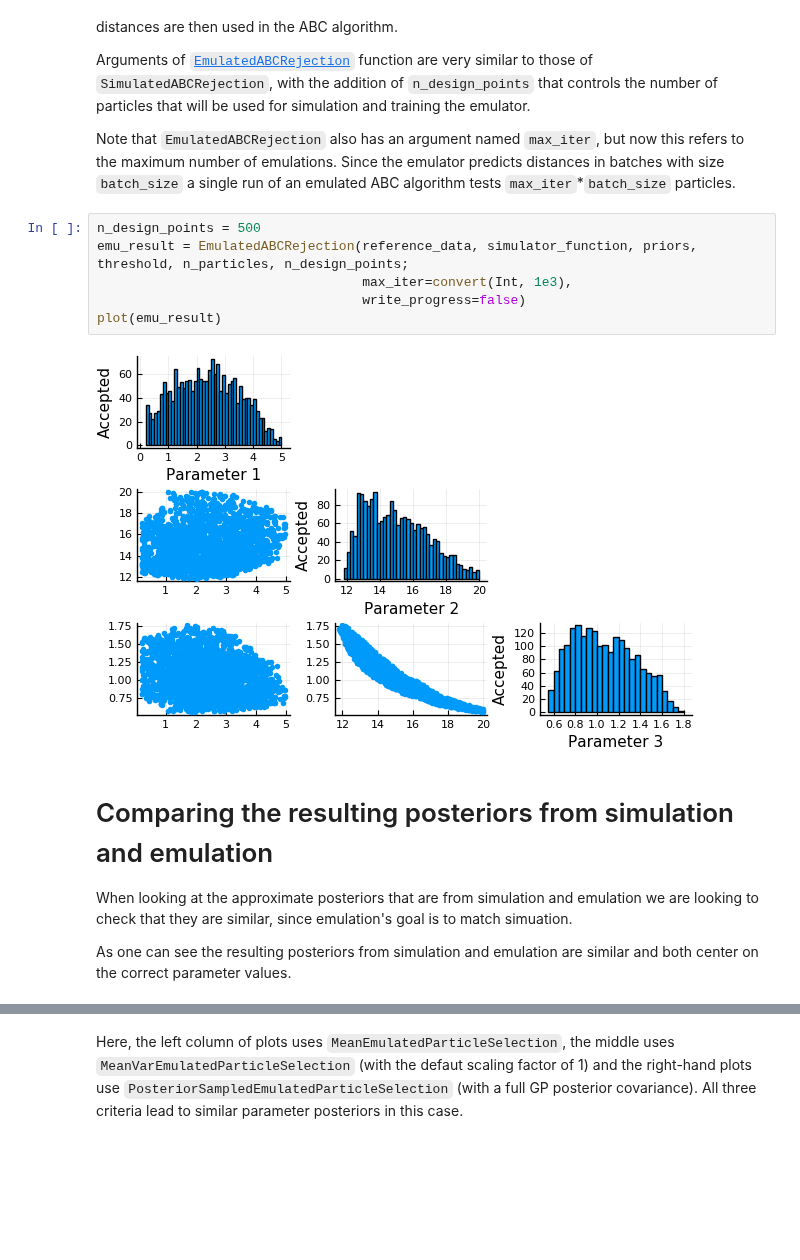
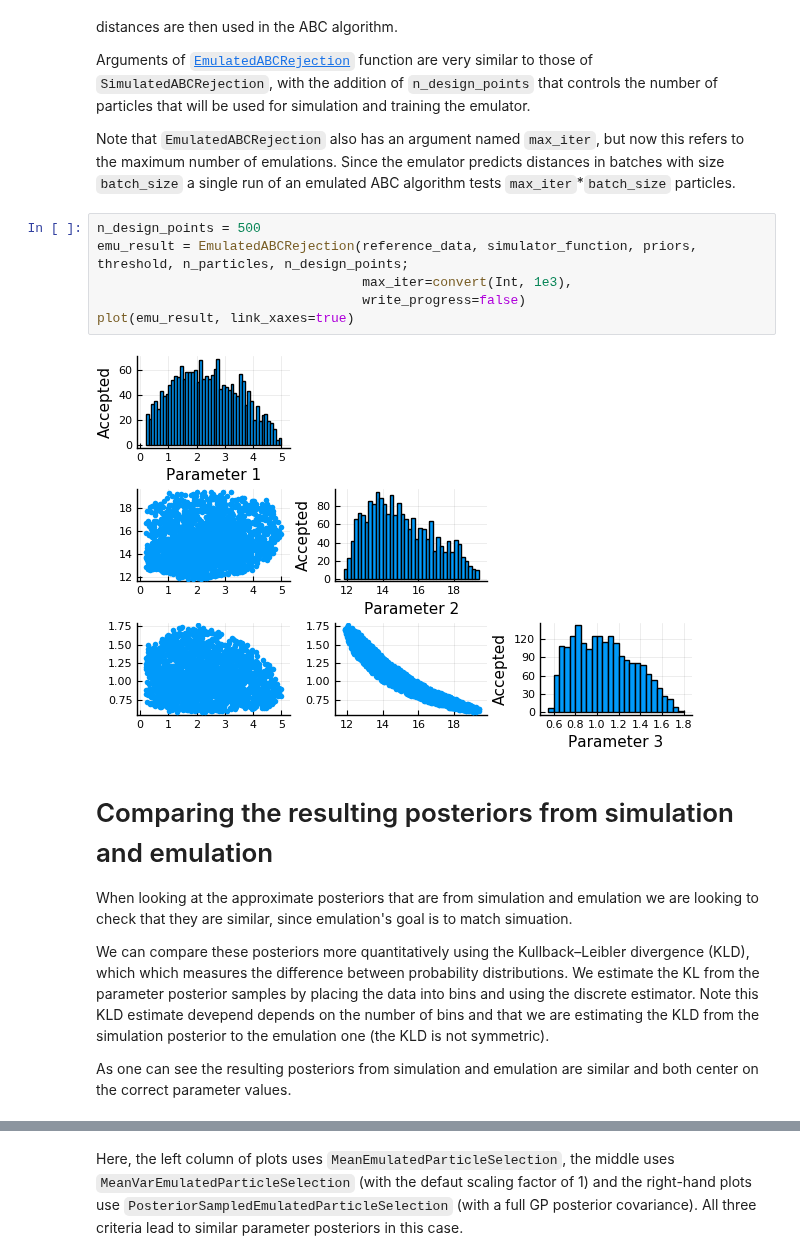
Before and after one commit to tanhevg/GpABC.jl, a Jupyter notebook: examples/abc-example.ipynb, the cells around one changed output, grey strips where cells are left out. Saved outputs shown, nothing was run; the diff lists cells and outputs as text; blank space fills up the shorter version.

```diff
--- a/examples/abc-example.ipynb
+++ b/examples/abc-example.ipynb
@@ -180,14 +169,16 @@ Note that `EmulatedABCRejection` also has an argument named `max_iter`, but now
 # %%
 n_design_points = 500
 emu_result = EmulatedABCRejection(reference_data, simulator_function, priors, threshold, n_particles, n_design_points;
                                   max_iter=convert(Int, 1e3),
                                   write_progress=false)
-plot(emu_result)
+plot(emu_result, link_xaxes=true)
 # %% [output]
-[figure, old version]
+[figure, new version]
 # %% [markdown]
 # Comparing the resulting posteriors from simulation and emulation
 
 When looking at the approximate posteriors that are from simulation and emulation we are looking to check that they are similar, since emulation's goal is to match simuation.
 
+We can compare these posteriors more quantitatively using the Kullback–Leibler divergence (KLD), which which measures the difference between probability distributions. We estimate the KL from the parameter posterior samples by placing the data into bins and using the discrete estimator. Note this KLD estimate devepend depends on the number of bins and that we are estimating the KLD from the simulation posterior to the emulation one (the KLD is not symmetric).
+
 As one can see the resulting posteriors from simulation and emulation are similar and both center on the correct parameter values.
```
Also changed, not shown: parts of 15 cells of this notebook, 5 other files.
